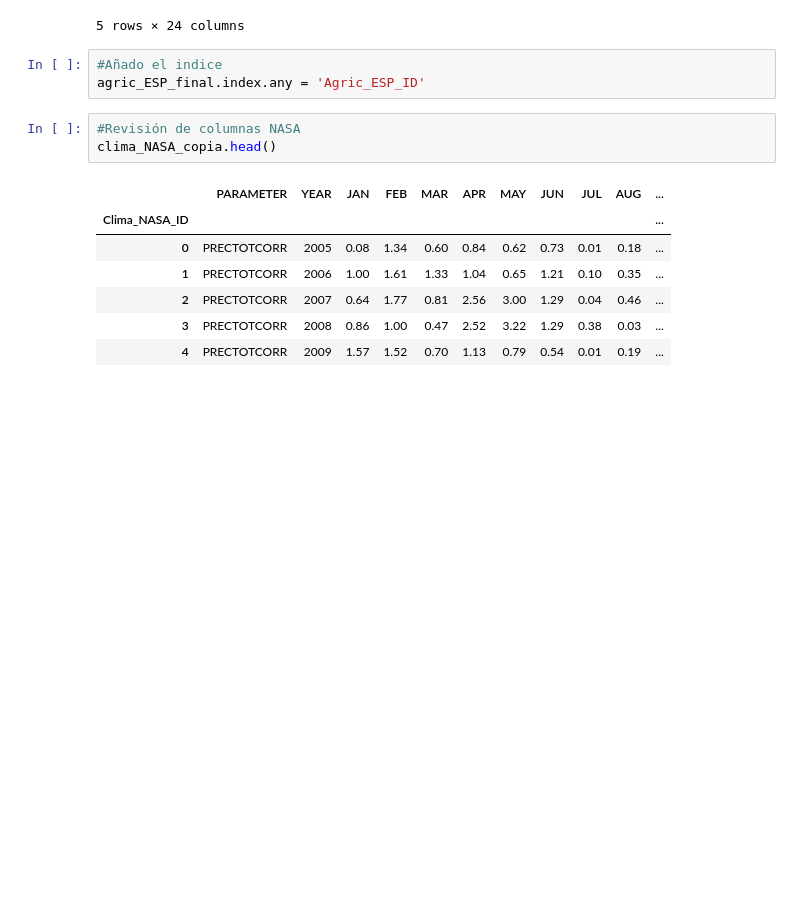
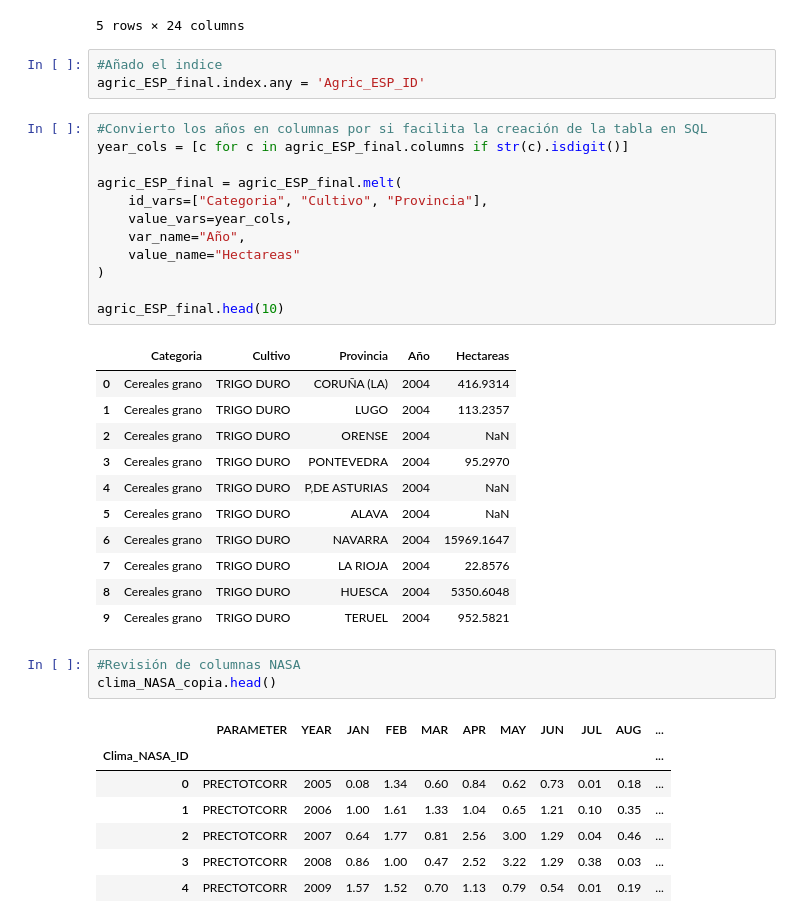
Before and after one commit to RosaSierr0609/Impacto-del-clima-en-la-agricultura-, a Jupyter notebook: 1. Exploración_preprocesamiento.ipynb, the cells around one changed output. Cells and saved outputs as stored; diff of their text form; blank space fills up the shorter version.

Commit message:
Conversión de años a columnas
Convierto la fila años del CSV en columna por si es más sencillo crear la BBDD

```diff
--- a/1. Exploración_preprocesamiento.ipynb
+++ b/1. Exploración_preprocesamiento.ipynb
@@ -436,6 +436,30 @@ agric_ESP_final.head(5)
 # %%
 #Añado el indice
 agric_ESP_final.index.any = 'Agric_ESP_ID'
+# %%
+#Convierto los años en columnas por si facilita la creación de la tabla en SQL
+year_cols = [c for c in agric_ESP_final.columns if str(c).isdigit()]
+
+agric_ESP_final = agric_ESP_final.melt(
+    id_vars=["Categoria", "Cultivo", "Provincia"],
+    value_vars=year_cols,
+    var_name="Año",
+    value_name="Hectareas"
+)
+
+agric_ESP_final.head(10)
+# %% [output]
+|  | Categoria | Cultivo | Provincia | Año | Hectareas |
+| 0 | Cereales grano | TRIGO DURO | CORUÑA (LA) | 2004 | 416.9314 |
+| 1 | Cereales grano | TRIGO DURO | LUGO | 2004 | 113.2357 |
+| 2 | Cereales grano | TRIGO DURO | ORENSE | 2004 | NaN |
+| 3 | Cereales grano | TRIGO DURO | PONTEVEDRA | 2004 | 95.2970 |
+| 4 | Cereales grano | TRIGO DURO | P,DE ASTURIAS | 2004 | NaN |
+| 5 | Cereales grano | TRIGO DURO | ALAVA | 2004 | NaN |
+| 6 | Cereales grano | TRIGO DURO | NAVARRA | 2004 | 15969.1647 |
+| 7 | Cereales grano | TRIGO DURO | LA RIOJA | 2004 | 22.8576 |
+| 8 | Cereales grano | TRIGO DURO | HUESCA | 2004 | 5350.6048 |
+| 9 | Cereales grano | TRIGO DURO | TERUEL | 2004 | 952.5821 |
 # %%
 #Revisión de columnas NASA
 clima_NASA_copia.head()
```
Also changed, not shown: parts of 2 cells of this notebook, 1 other file.
